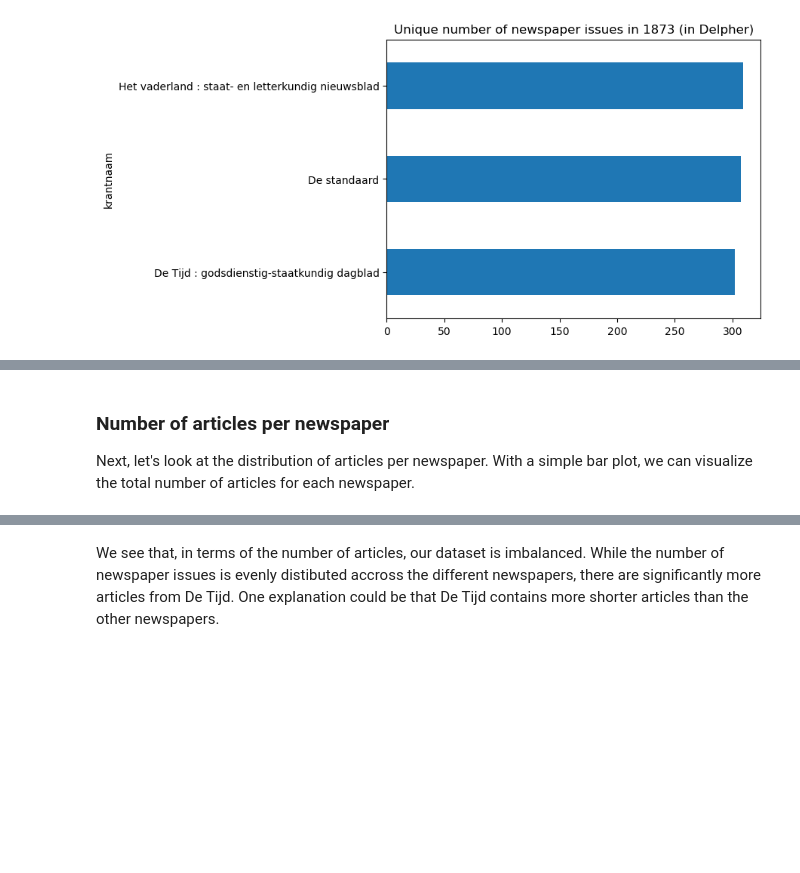
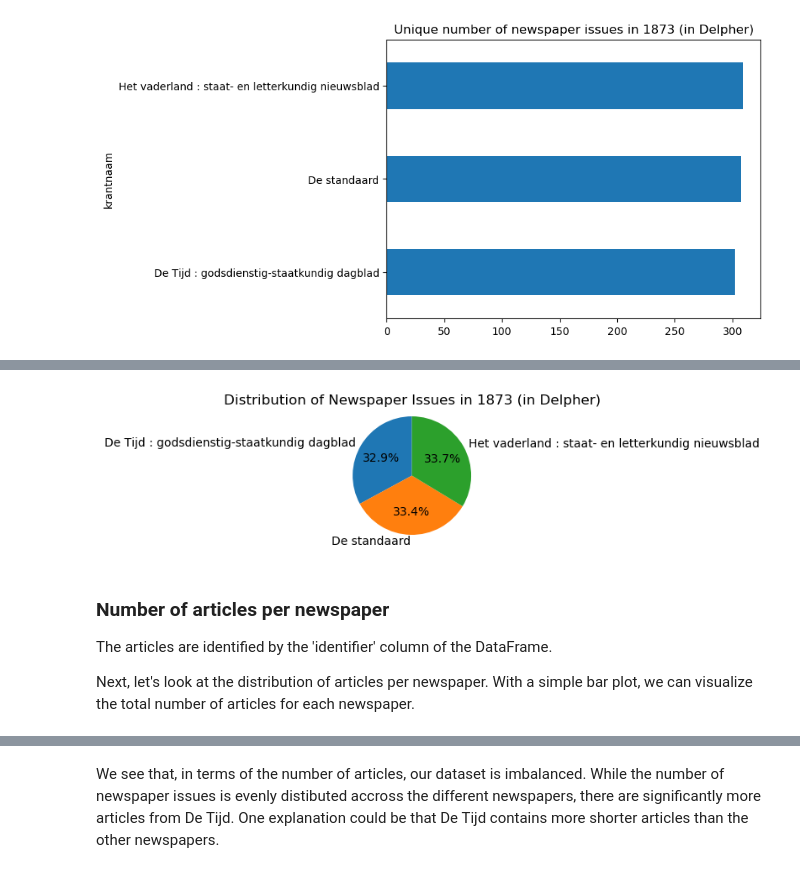
Before and after one commit to KBNLresearch/TutorialSummerschool, a Jupyter notebook: 02_Loading_data_and_visualizing_corpus.ipynb, the cells around one changed output, grey strips where cells are left out. Drawn from its saved outputs; the diff is of its cells as text; code cells hidden in the pictures; blank space fills up the shorter version.

```diff
--- a/02_Loading_data_and_visualizing_corpus.ipynb
+++ b/02_Loading_data_and_visualizing_corpus.ipynb
@@ -178,8 +164,9 @@ We now have a pretty good visualization of the distribution of newspapers in the
 # %%
-fig = px.pie(df_unique_newspapers,
-             values='unique_value',
-             names=['De Tijd', 'De Standaard', 'Het Vaderland'],
-             title='Distribution of newspapers in corpus')
+# Plotting the pie chart
+plt.figure(figsize=(2,2))
+plt.pie(unique_newspapers, labels=unique_newspapers.index, autopct='%1.1f%%', startangle=90)
+plt.title('Distribution of Newspaper Issues in 1873 (in Delpher)')
+plt.axis('equal')  # Equal aspect ratio ensures that pie is drawn as a circle.
 
-fig.show()
+plt.show()
 # %% [output]
@@ -187,4 +173,7 @@ fig.show()
+[figure, added]
 # %% [markdown]
 ### Number of articles per newspaper
 
+The articles are identified by the 'identifier' column of the DataFrame.
+
 Next, let's look at the distribution of articles per newspaper. With a simple bar plot, we can visualize the total number of articles for each newspaper.
```
Also changed, not shown: parts of 27 cells of this notebook.
